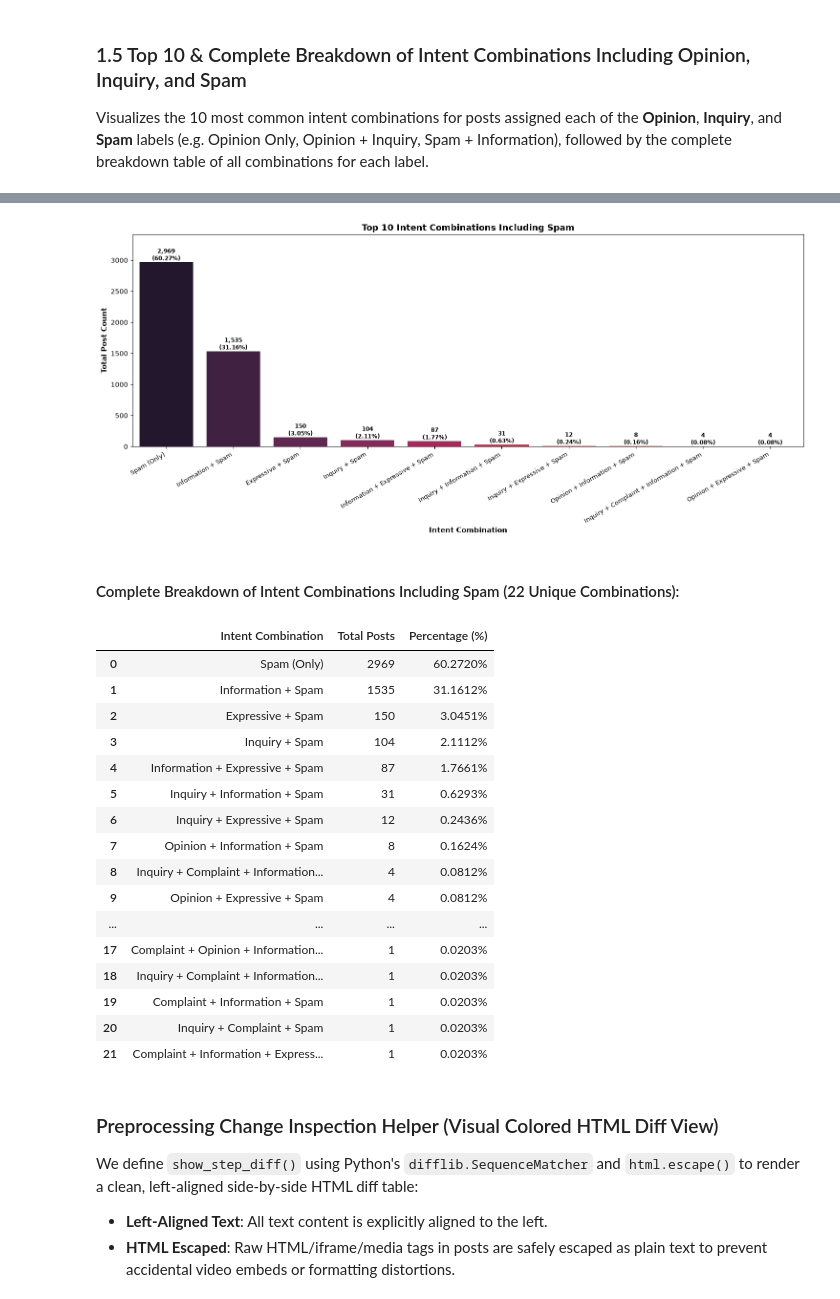
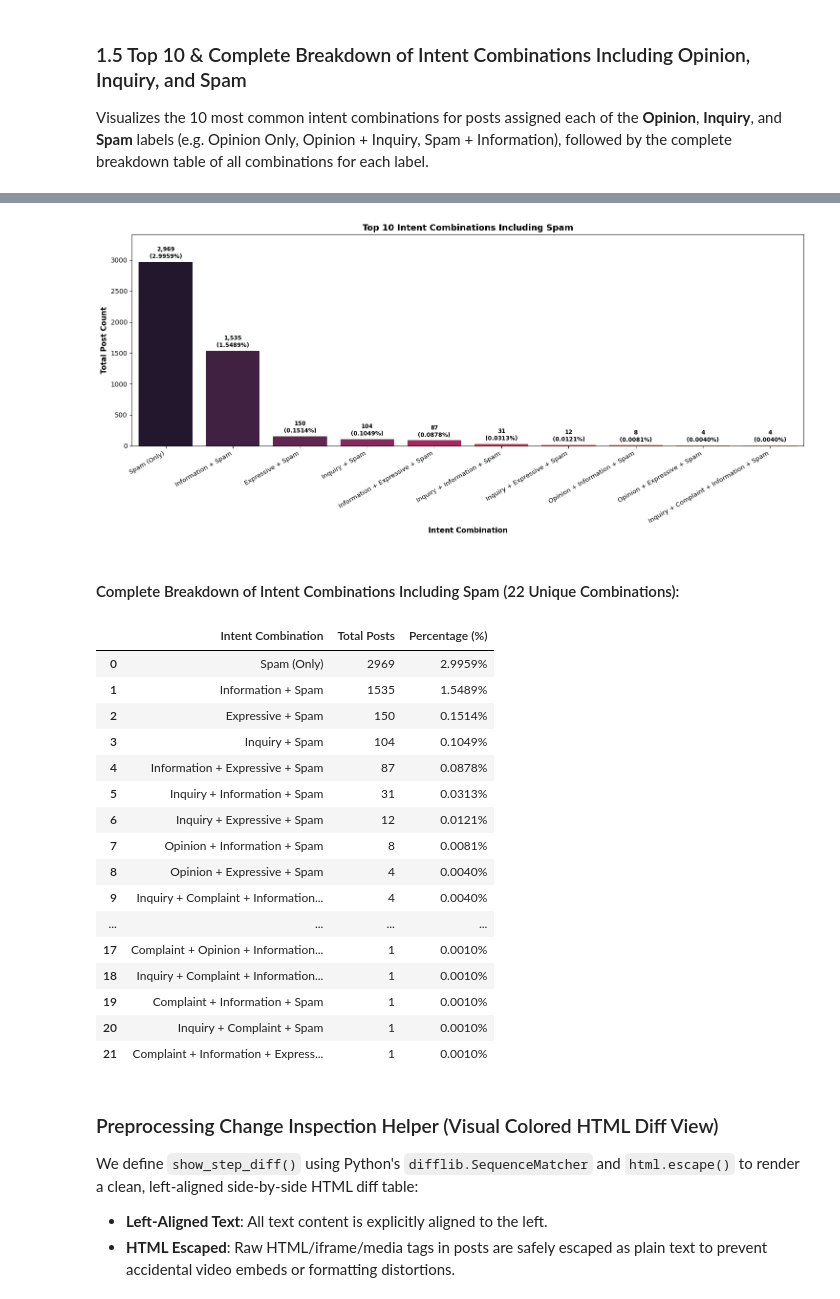
Before and after one commit to wjnotl/online-forum-communicative-intent-classification, a Jupyter notebook: intent classification.ipynb, the cells around one changed output, grey strips where cells are left out. Drawn from its saved outputs; the diff is of its cells as text; code cells hidden in the pictures.

```diff
--- a/intent classification.ipynb
+++ b/intent classification.ipynb
@@ -154,7 +154,7 @@ plt.ylabel("Total Post Count", fontsize=11, fontweight='bold')
 plt.ylim(0, top_10_combinations.values[0] * 1.15)
 plt.xticks(rotation=30, ha='right', fontsize=9.5)
 for i, v in enumerate(top_10_combinations.values):
-    plt.text(i, v + 350, f"{v:,}\n({v/len(df)*100:.2f}%)", ha='center', fontsize=8.5, fontweight='bold')
+    plt.text(i, v + 350, f"{v:,}\n({v/len(df)*100:.4f}%)", ha='center', fontsize=8.5, fontweight='bold')
 plt.tight_layout()
 plt.show()
 # %% [output]
@@ -208,16 +302,17 @@ plt.ylabel("Total Post Count", fontsize=11, fontweight='bold')
 plt.ylim(0, top_10_opinion.values[0] * 1.15)
 plt.xticks(rotation=30, ha='right', fontsize=9.5)
 for i, v in enumerate(top_10_opinion.values):
-    plt.text(i, v + 100, f"{v:,}", ha='center', fontsize=8.5, fontweight='bold')
+    plt.text(i, v + top_10_opinion.values[0]*0.02, f"{v:,}\n({v/len(df)*100:.4f}%)", ha='center', fontsize=8.5, fontweight='bold')
 plt.tight_layout()
 plt.show()
 
-# Table: Complete breakdown of all combinations including Opinion (count only)
+# Table: Complete breakdown of all combinations including Opinion (count + percentage)
 opinion_combo_df = pd.DataFrame({
     "Intent Combination": opinion_combinations.index,
-    "Total Posts": opinion_combinations.values
+    "Total Posts": opinion_combinations.values,
+    "Percentage (%)": (opinion_combinations.values / len(df) * 100).round(4)
 })
 
 printmd(f"#### Complete Breakdown of Intent Combinations Including Opinion ({len(opinion_combinations)} Unique Combinations):")
-display(opinion_combo_df)
+display(opinion_combo_df.style.format({"Percentage (%)": "{:.4f}%"}))
 # %% [output]
@@ -288,0 +385,27 @@ display(inquiry_combo_df)
+# %%
+# Filter combinations containing Expressive
+expressive_combinations = df[df['Expressive'] == 1]['intent_combination'].value_counts()
+top_10_expressive = expressive_combinations.head(10)
+
+# Graph: Top 10 combinations including Expressive
+plt.figure(figsize=(15, 6.8))
+sns.barplot(x=top_10_expressive.index, y=top_10_expressive.values, palette="cubehelix")
+plt.title("Top 10 Intent Combinations Including Expressive", fontsize=13, fontweight='bold')
+plt.xlabel("Intent Combination", fontsize=11, fontweight='bold')
+plt.ylabel("Total Post Count", fontsize=11, fontweight='bold')
+plt.ylim(0, top_10_expressive.values[0] * 1.15)
+plt.xticks(rotation=30, ha='right', fontsize=9.5)
+for i, v in enumerate(top_10_expressive.values):
+    plt.text(i, v + top_10_expressive.values[0]*0.02, f"{v:,}\n({v/len(df)*100:.4f}%)", ha='center', fontsize=8.5, fontweight='bold')
+plt.tight_layout()
+plt.show()
+
+# Table: Complete breakdown of all combinations including Expressive (count + percentage)
+expressive_combo_df = pd.DataFrame({
+    "Intent Combination": expressive_combinations.index,
+    "Total Posts": expressive_combinations.values,
+    "Percentage (%)": (expressive_combinations.values / len(df) * 100).round(4)
+})
+
+printmd(f"#### Complete Breakdown of Intent Combinations Including Expressive ({len(expressive_combinations)} Unique Combinations):")
+display(expressive_combo_df.style.format({"Percentage (%)": "{:.4f}%"}))
@@ -289,50 +432,50 @@ display(inquiry_combo_df)
 # %%
 # Filter combinations containing Spam
 spam_combinations = df[df['Spam'] == 1]['intent_combination'].value_counts()
 top_10_spam = spam_combinations.head(10)
 
 # Graph: Top 10 combinations including Spam
 plt.figure(figsize=(15, 6.8))
 sns.barplot(x=top_10_spam.index, y=top_10_spam.values, palette="rocket")
 plt.title("Top 10 Intent Combinations Including Spam", fontsize=13, fontweight='bold')
 plt.xlabel("Intent Combination", fontsize=11, fontweight='bold')
 plt.ylabel("Total Post Count", fontsize=11, fontweight='bold')
 plt.ylim(0, top_10_spam.values[0] * 1.15)
 plt.xticks(rotation=30, ha='right', fontsize=9.5)
 for i, v in enumerate(top_10_spam.values):
-    plt.text(i, v + 30, f"{v:,}\n({v/df['Spam'].sum()*100:.2f}%)", ha='center', fontsize=8.5, fontweight='bold')
+    plt.text(i, v + top_10_spam.values[0]*0.02, f"{v:,}\n({v/len(df)*100:.4f}%)", ha='center', fontsize=8.5, fontweight='bold')
 plt.tight_layout()
 plt.show()
 
 # Table: Complete breakdown of all combinations including Spam (count + percentage)
 spam_combo_df = pd.DataFrame({
     "Intent Combination": spam_combinations.index,
     "Total Posts": spam_combinations.values,
-    "Percentage (%)": (spam_combinations.values / df['Spam'].sum() * 100).round(4)
+    "Percentage (%)": (spam_combinations.values / len(df) * 100).round(4)
 })
 
 printmd(f"#### Complete Breakdown of Intent Combinations Including Spam ({len(spam_combinations)} Unique Combinations):")
 display(spam_combo_df.style.format({"Percentage (%)": "{:.4f}%"}))
 # %% [output]
-[figure, old version]
+[figure, new version]
 #### Complete Breakdown of Intent Combinations Including Spam (22 Unique Combinations):
 |  | Intent Combination | Total Posts | Percentage (%) |
-| 0 | Spam (Only) | 2969 | 60.2720% |
-| 1 | Information + Spam | 1535 | 31.1612% |
-| 2 | Expressive + Spam | 150 | 3.0451% |
-| 3 | Inquiry + Spam | 104 | 2.1112% |
-| 4 | Information + Expressive + Spam | 87 | 1.7661% |
-| 5 | Inquiry + Information + Spam | 31 | 0.6293% |
-| 6 | Inquiry + Expressive + Spam | 12 | 0.2436% |
-| 7 | Opinion + Information + Spam | 8 | 0.1624% |
-| 8 | Inquiry + Complaint + Information... | 4 | 0.0812% |
-| 9 | Opinion + Expressive + Spam | 4 | 0.0812% |
+| 0 | Spam (Only) | 2969 | 2.9959% |
+| 1 | Information + Spam | 1535 | 1.5489% |
+| 2 | Expressive + Spam | 150 | 0.1514% |
+| 3 | Inquiry + Spam | 104 | 0.1049% |
+| 4 | Information + Expressive + Spam | 87 | 0.0878% |
+| 5 | Inquiry + Information + Spam | 31 | 0.0313% |
+| 6 | Inquiry + Expressive + Spam | 12 | 0.0121% |
+| 7 | Opinion + Information + Spam | 8 | 0.0081% |
+| 8 | Opinion + Expressive + Spam | 4 | 0.0040% |
+| 9 | Inquiry + Complaint + Information... | 4 | 0.0040% |
 | ... | ... | ... | ... |
-| 17 | Complaint + Opinion + Information... | 1 | 0.0203% |
-| 18 | Inquiry + Complaint + Information... | 1 | 0.0203% |
-| 19 | Complaint + Information + Spam | 1 | 0.0203% |
-| 20 | Inquiry + Complaint + Spam | 1 | 0.0203% |
-| 21 | Complaint + Information + Express... | 1 | 0.0203% |
+| 17 | Complaint + Opinion + Information... | 1 | 0.0010% |
+| 18 | Inquiry + Complaint + Information... | 1 | 0.0010% |
+| 19 | Complaint + Information + Spam | 1 | 0.0010% |
+| 20 | Inquiry + Complaint + Spam | 1 | 0.0010% |
+| 21 | Complaint + Information + Express... | 1 | 0.0010% |
 # %% [markdown]
 ### Preprocessing Change Inspection Helper (Visual Colored HTML Diff View)
 We define `show_step_diff()` using Python's `difflib.SequenceMatcher` and `html.escape()` to render a clean, left-aligned side-by-side HTML diff table:
```
Also changed, not shown: parts of 35 cells of this notebook.
